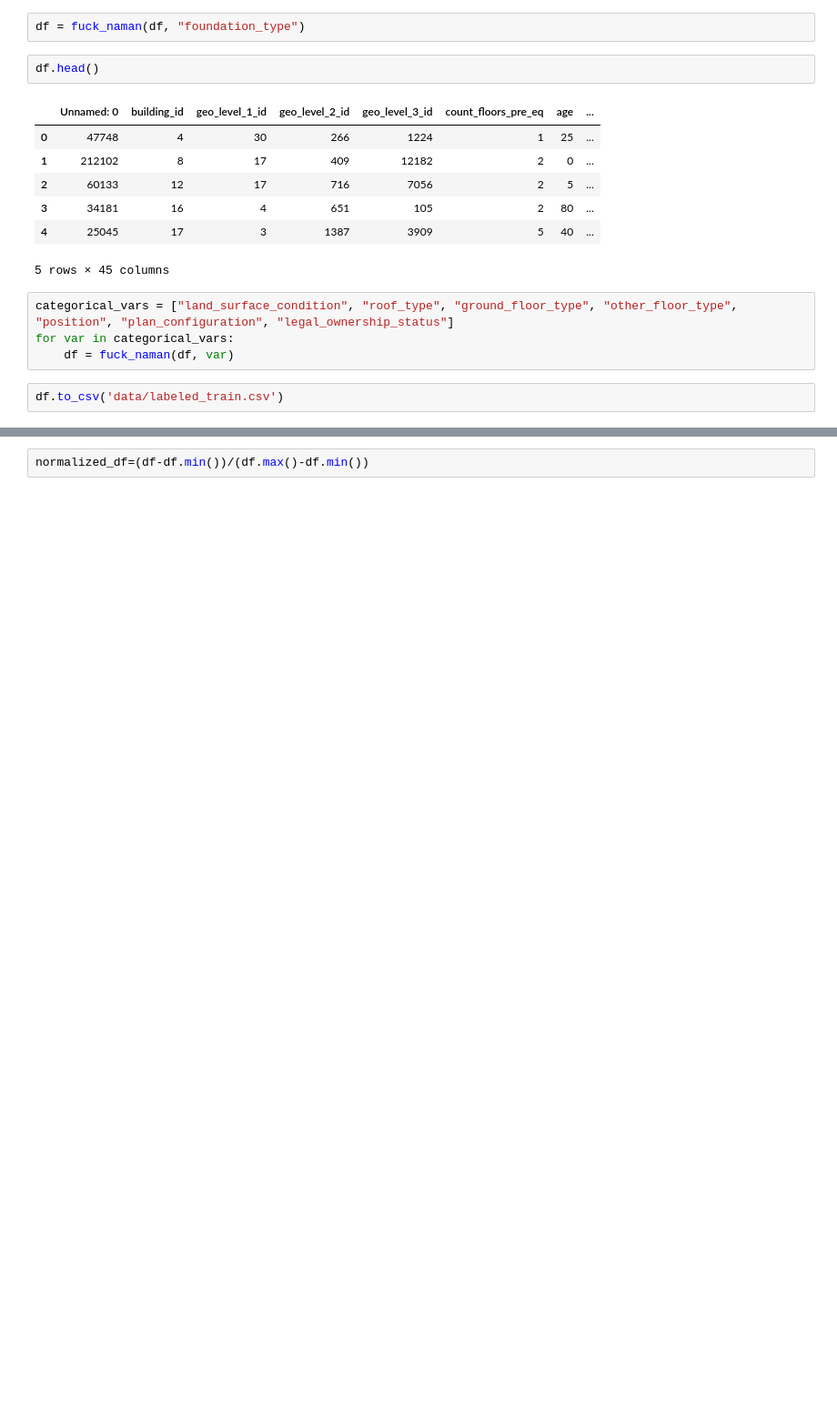
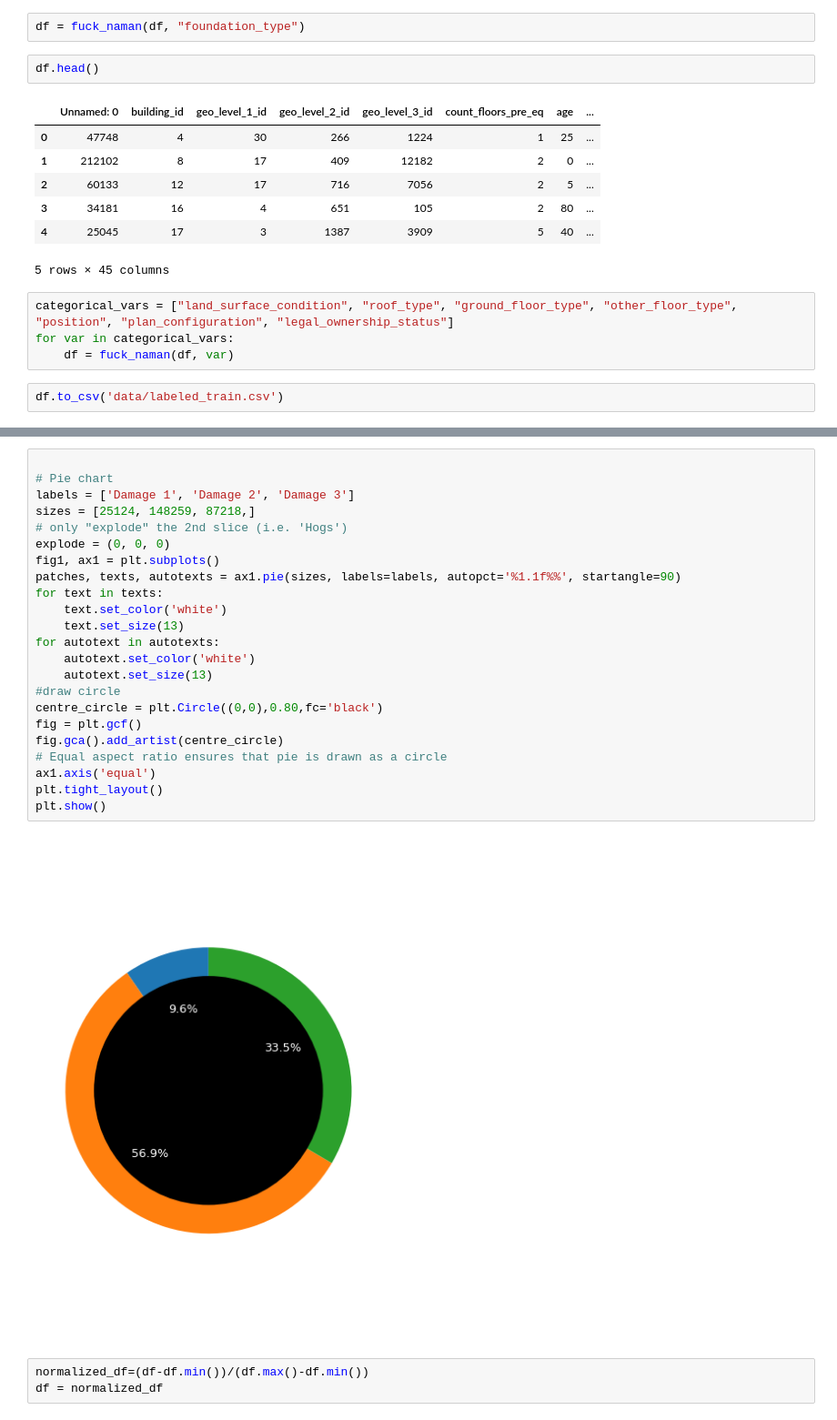
Before and after one commit to vidhur2k/Earthquake-Prediction, a Jupyter notebook: preprocessing.ipynb, the cells around one changed output, grey strips where cells are left out. Shown at 91% size. Cells and saved outputs as stored; diff of their text form; blank space fills up the shorter version.

```diff
--- a/preprocessing.ipynb
+++ b/preprocessing.ipynb
@@ -156,5 +157,31 @@ sns.distplot(df["damage_grade"])
+# %%
+
+# Pie chart
+labels = ['Damage 1', 'Damage 2', 'Damage 3']
+sizes = [25124, 148259, 87218,]
+# only "explode" the 2nd slice (i.e. 'Hogs')
+explode = (0, 0, 0)
+fig1, ax1 = plt.subplots()
+patches, texts, autotexts = ax1.pie(sizes, labels=labels, autopct='%1.1f%%', startangle=90)
+for text in texts:
+    text.set_color('white')
+    text.set_size(13)
+for autotext in autotexts:
+    autotext.set_color('white')
+    autotext.set_size(13)
+#draw circle
+centre_circle = plt.Circle((0,0),0.80,fc='black')
+fig = plt.gcf()
+fig.gca().add_artist(centre_circle)
+# Equal aspect ratio ensures that pie is drawn as a circle
+ax1.axis('equal')
+plt.tight_layout()
+plt.show()
+# %% [output]
+[figure, added]
 # %%
 normalized_df=(df-df.min())/(df.max()-df.min())
+df = normalized_df
 # %%
 X = df.drop("damage_grade", axis=1)
 y = df["damage_grade"]
```
Also changed, not shown: parts of 10 cells of this notebook, 13 other files.
